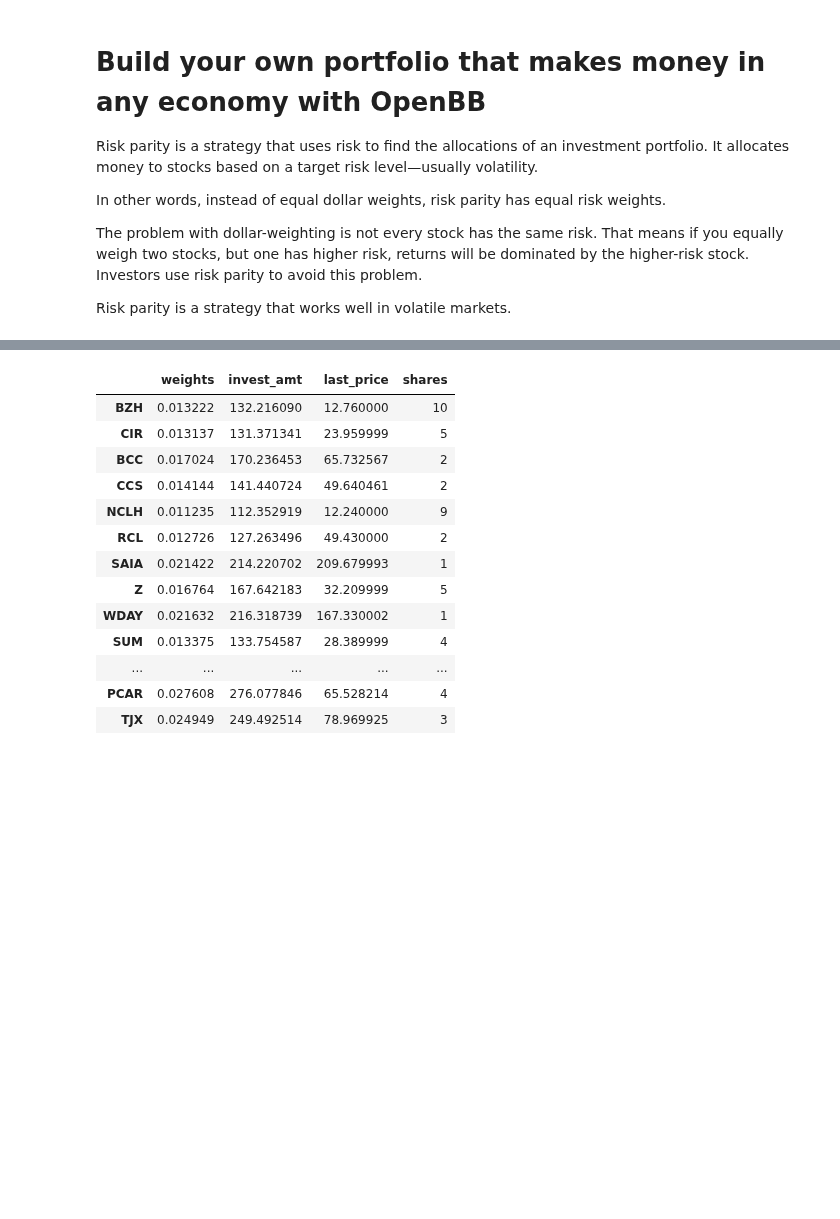
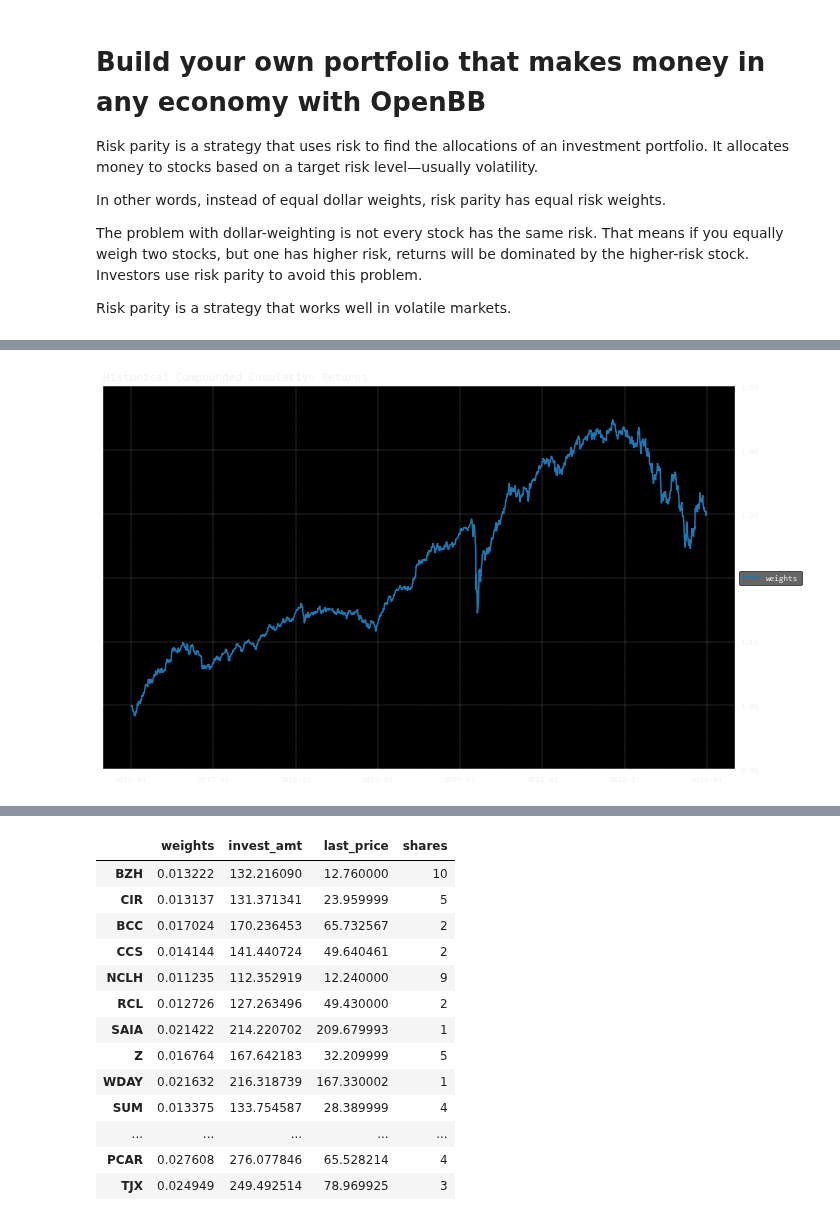
Before and after one commit to baslia/quant_analysis, a Jupyter notebook: portfolio_comp.ipynb, the cells around one changed output, grey strips where cells are left out. Drawn from its saved outputs; the diff is of its cells as text; code cells hidden in the pictures; blank space fills up the shorter version.

```diff
--- a/portfolio_comp.ipynb
+++ b/portfolio_comp.ipynb
@@ -59,3 +98,12 @@ ax = rp.plot_pie(w=w_rp_c)
+# %%
+ax = rp.plot_series(returns=returns,
+                    w=w_rp_c,
+                    cmap='tab20',
+                    height=6,
+                    width=10,
+                    ax=None)
+# %% [output]
+[figure, added]
 # %%
 ax = rp.plot_risk_con(
     w_rp_c,
```
Also changed, not shown: parts of 5 cells of this notebook.
